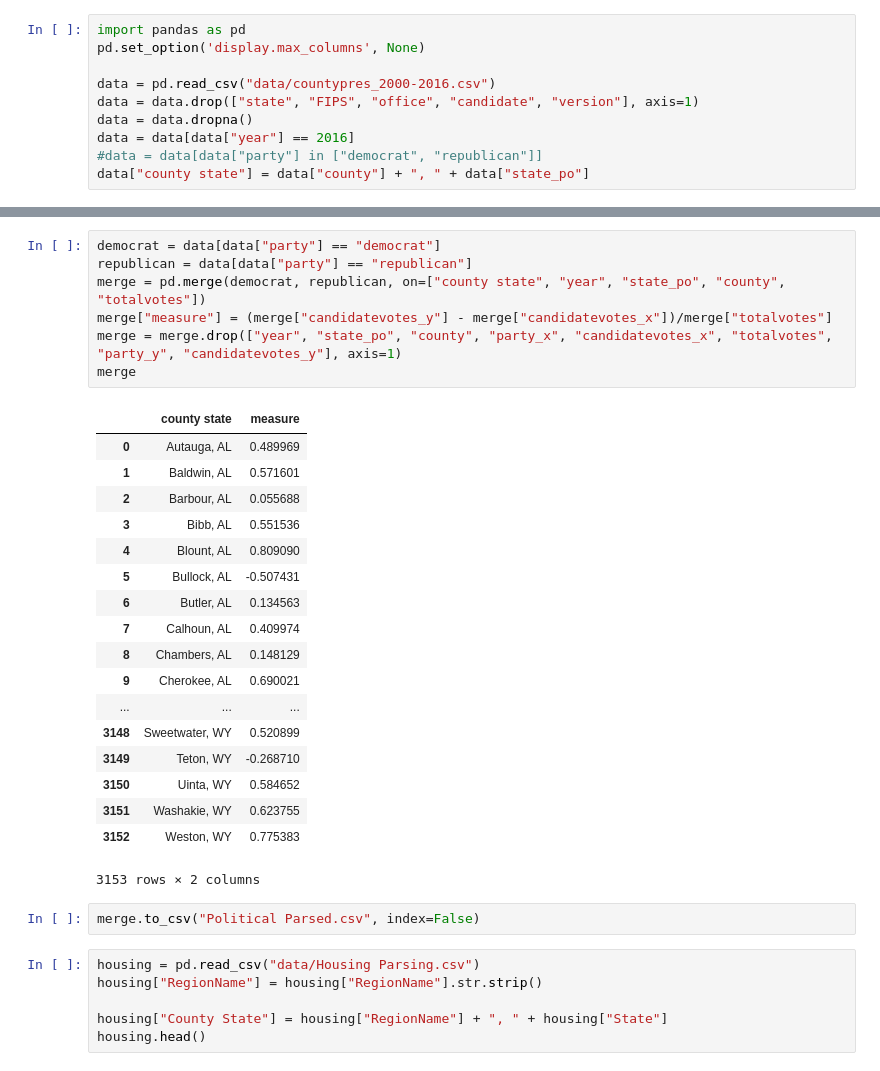
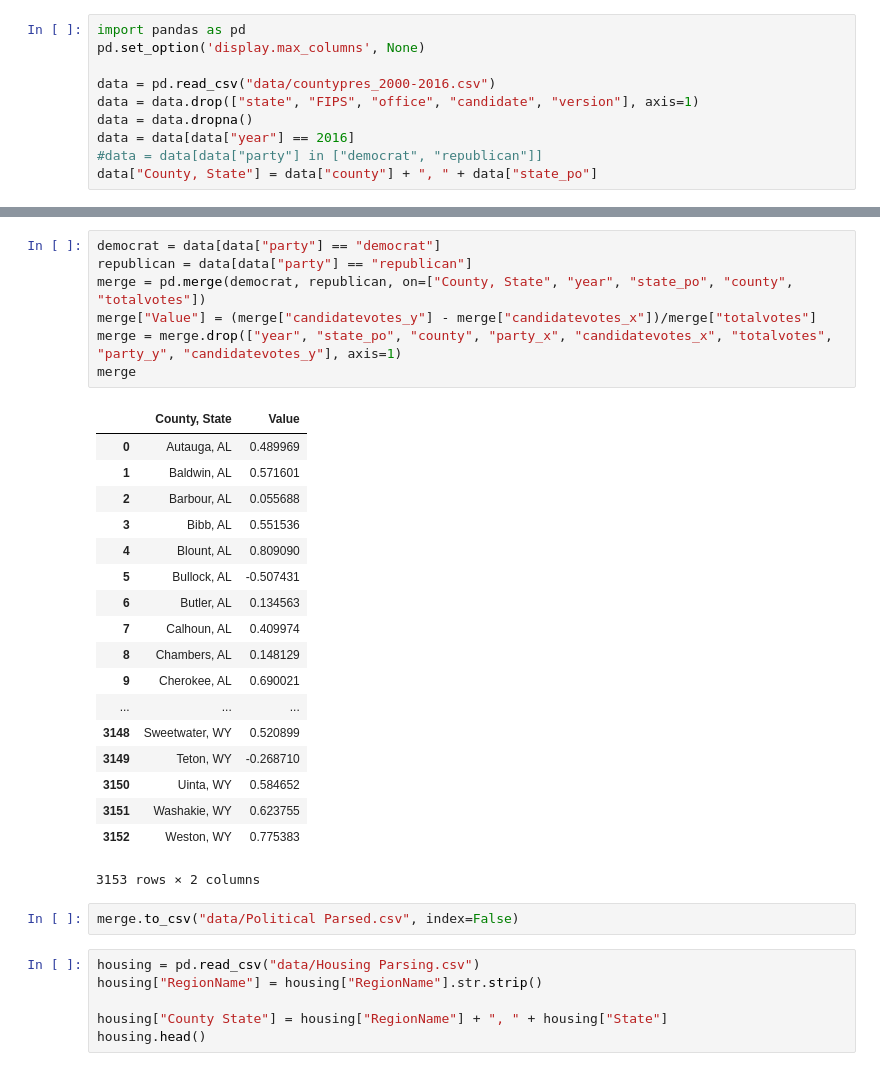
Before and after one commit to richik-ray/Moving-Dashboard, a Jupyter notebook: Data.ipynb, the cells around one changed output, grey strips where cells are left out. Cells and saved outputs as stored; diff of their text form.

```diff
--- a/Data.ipynb
+++ b/Data.ipynb
@@ -7,4 +7,4 @@ data = data.drop(["state", "FIPS", "office", "candidate", "version"], axis=1)
 data = data.dropna()
 data = data[data["year"] == 2016]
 #data = data[data["party"] in ["democrat", "republican"]]
-data["county state"] = data["county"] + ", " + data["state_po"]
+data["County, State"] = data["county"] + ", " + data["state_po"]
@@ -42,12 +38,12 @@ dataGroup.apply(calcPol)
 # %%
 democrat = data[data["party"] == "democrat"]
 republican = data[data["party"] == "republican"]
-merge = pd.merge(democrat, republican, on=["county state", "year", "state_po", "county", "totalvotes"])
-merge["measure"] = (merge["candidatevotes_y"] - merge["candidatevotes_x"])/merge["totalvotes"]
+merge = pd.merge(democrat, republican, on=["County, State", "year", "state_po", "county", "totalvotes"])
+merge["Value"] = (merge["candidatevotes_y"] - merge["candidatevotes_x"])/merge["totalvotes"]
 merge = merge.drop(["year", "state_po", "county", "party_x", "candidatevotes_x", "totalvotes", "party_y", "candidatevotes_y"], axis=1)
 merge
 # %% [output]
-|  | county state | measure |
+|  | County, State | Value |
 | 0 | Autauga, AL | 0.489969 |
 | 1 | Baldwin, AL | 0.571601 |
 | 2 | Barbour, AL | 0.055688 |
@@ -66,7 +62,7 @@ merge
 | 3152 | Weston, WY | 0.775383 |
 3153 rows × 2 columns
 # %%
-merge.to_csv("Political Parsed.csv", index=False)
+merge.to_csv("data/Political Parsed.csv", index=False)
 # %%
 housing = pd.read_csv("data/Housing Parsing.csv")
 housing["RegionName"] = housing["RegionName"].str.strip()
```
Also changed, not shown: parts of 2 cells of this notebook, 8 other files.
